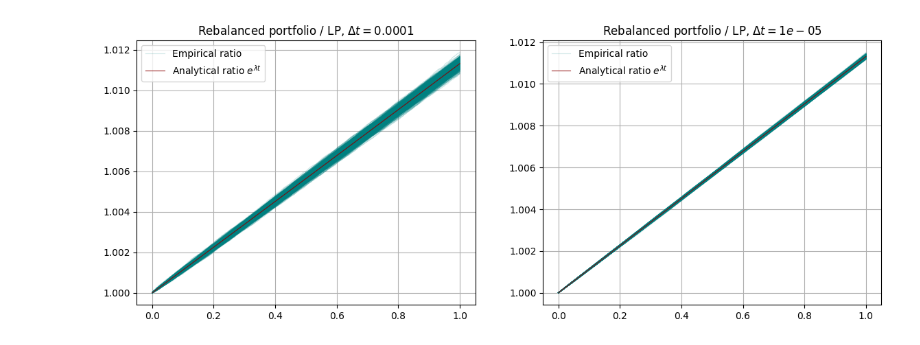
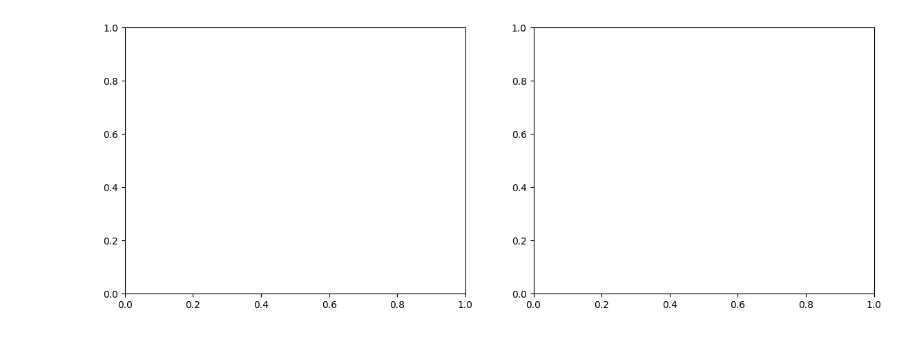
Before and after one commit to JensGBG/idea-mve745, a Jupyter notebook: simulation_workbench_3.ipynb, the cells around one changed output. Saved outputs shown, nothing was run; the diff lists cells and outputs as text; code cells hidden in the pictures.

```diff
--- a/simulation_workbench_3.ipynb
+++ b/simulation_workbench_3.ipynb
@@ -236,34 +236,34 @@ def plot_sim(dt, ax_idx):
     gbms = [simulate_gbm(mu=mu, sigma=sigma, dt=dt, T=T, S_0=S_0) for i in range(N)]
     gbm_matrix = np.vstack(gbms).T
     gbm_matrix = gbm_matrix / gbm_matrix[0]
 
     s_matrix = c * 1/(w_0*w_1) * gbm_matrix**w_1
     s_matrix = s_matrix / s_matrix[0]
 
     gbm_returns_matrix = gbm_matrix[1:] / gbm_matrix[:-1]
     rebalance_log_returns = np.log(w_1*gbm_returns_matrix + w_0)
 
     rebalance_matrix = np.full(shape=gbm_matrix.shape, fill_value=np.log(100))
 
     rebalance_matrix[1:] = rebalance_log_returns
     rebalance_matrix = np.cumsum(rebalance_matrix, axis=0)
     rebalance_matrix = np.exp(rebalance_matrix)
     rebalance_matrix = rebalance_matrix / rebalance_matrix[0]
 
     ax[ax_idx].set_title(f"Rebalanced portfolio / LP, $\Delta t = {dt}$")
     diff_rebalance = rebalance_matrix / s_matrix
     for i in range(rebalance_matrix.shape[1]-1):
         diff_arr = diff_rebalance[:, i]
         ax[ax_idx].plot(t_array, diff_arr, alpha=alpha_low, linewidth=linewidth, color=color_3)
     ax[ax_idx].plot(t_array, diff_rebalance[:, -1], alpha=alpha_low, linewidth=linewidth, color=color_3, label=f'Empirical ratio')
 
     #diff_rebalance_mean = np.mean(diff_rebalance, axis=1)
     #plt.plot(t_array, diff_rebalance_mean, color=color_3, label='Mean value', alpha=0.3)
     ax[ax_idx].plot(t_array, np.exp(sigma**2*t_array/8), color=color_4, label='Analytical ratio $e^{\lambda t}$', linewidth=linewidth, alpha=alpha)
     ax[ax_idx].legend()
     ax[ax_idx].grid(True)
-plot_sim(dt=0.0001, ax_idx=0)
-plot_sim(dt=0.00001, ax_idx=1)
+#plot_sim(dt=0.0001, ax_idx=0)
+#plot_sim(dt=0.00001, ax_idx=1)
 # %% [output]
-[figure, old version]
+[figure, new version]
 # %%
```
Also changed, not shown: parts of 3 cells of this notebook.
